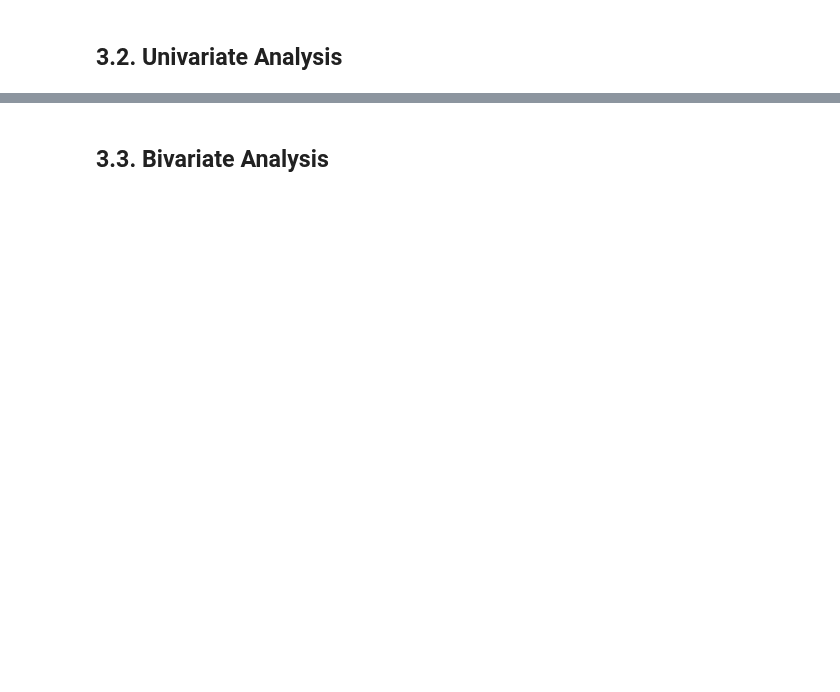
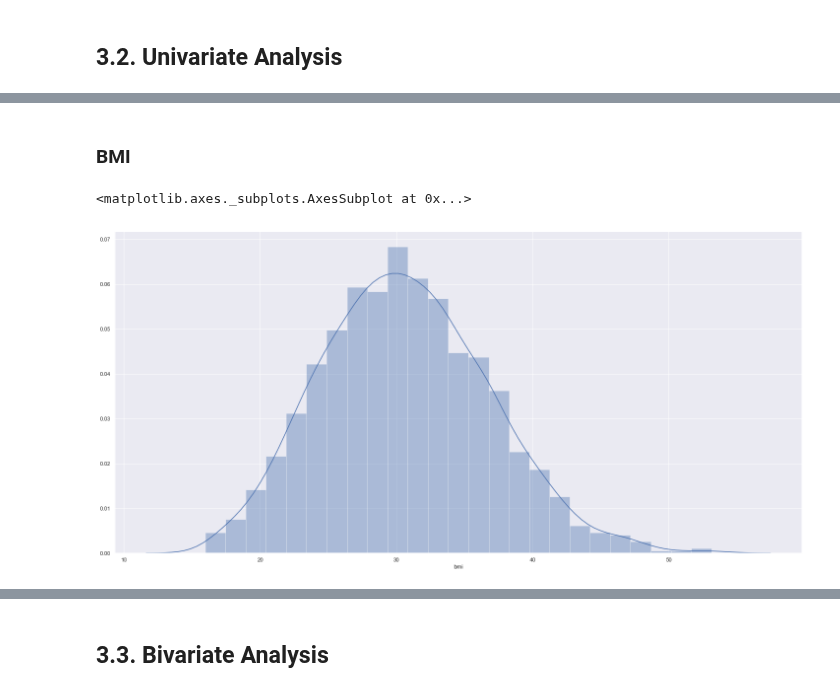
Before and after one commit to Meigarom/Predictive-Analytics, a Jupyter notebook: notebooks/Predictive-Analytics-Look.ipynb, the cells around one changed output, grey strips where cells are left out. Saved outputs shown, nothing was run; the diff lists cells and outputs as text; code cells hidden in the pictures; blank space fills up the shorter version.

```diff
--- a/notebooks/Predictive-Analytics-Look.ipynb
+++ b/notebooks/Predictive-Analytics-Look.ipynb
@@ -18,0 +80,7 @@ def css_styling():
+# %% [markdown]
+### BMI
+# %%
+sns.distplot( df_raw['bmi'] )
+# %% [output]
+<matplotlib.axes._subplots.AxesSubplot at 0x...>
+[figure, added]
```
Also changed, not shown: parts of 22 cells of this notebook.
